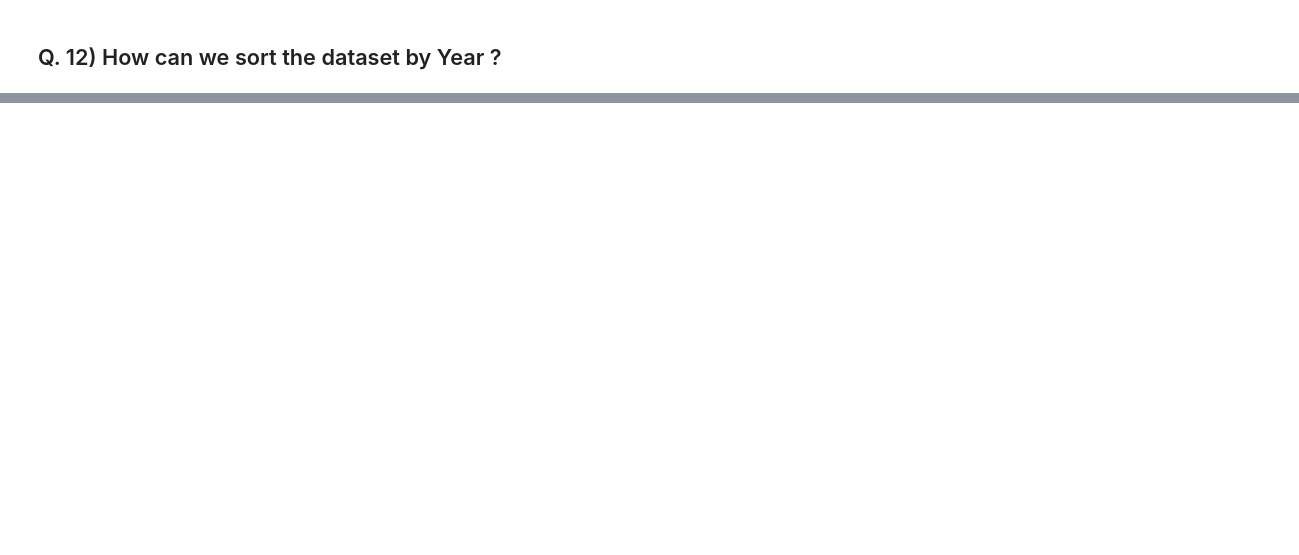
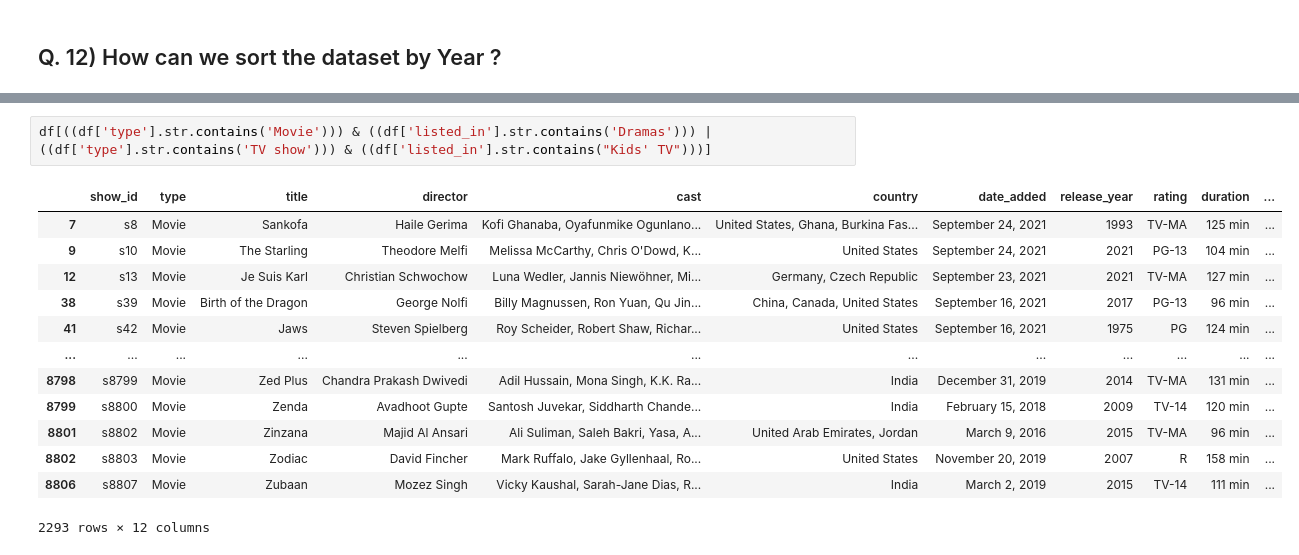
Before and after one commit to ugoiannacchero/bfg_master_unimi, a Jupyter notebook: Python/Netflix_data.ipynb, the cells around one changed output, grey strips where cells are left out. Cells and saved outputs as stored; diff of their text form; blank space fills up the shorter version.

```diff
--- a/Python/Netflix_data.ipynb
+++ b/Python/Netflix_data.ipynb
@@ -227,0 +521,16 @@ plt.show()
+# %%
+df[((df['type'].str.contains('Movie'))) & ((df['listed_in'].str.contains('Dramas'))) | ((df['type'].str.contains('TV show'))) & ((df['listed_in'].str.contains("Kids' TV")))]
+# %% [output]
+|  | show_id | type | title | director | cast | country | date_added | release_year | rating | duration | ... |
+| 7 | s8 | Movie | Sankofa | Haile Gerima | Kofi Ghanaba, Oyafunmike Ogunlano... | United States, Ghana, Burkina Fas... | September 24, 2021 | 1993 | TV-MA | 125 min | ... |
+| 9 | s10 | Movie | The Starling | Theodore Melfi | Melissa McCarthy, Chris O'Dowd, K... | United States | September 24, 2021 | 2021 | PG-13 | 104 min | ... |
+| 12 | s13 | Movie | Je Suis Karl | Christian Schwochow | Luna Wedler, Jannis Niewöhner, Mi... | Germany, Czech Republic | September 23, 2021 | 2021 | TV-MA | 127 min | ... |
+| 38 | s39 | Movie | Birth of the Dragon | George Nolfi | Billy Magnussen, Ron Yuan, Qu Jin... | China, Canada, United States | September 16, 2021 | 2017 | PG-13 | 96 min | ... |
+| 41 | s42 | Movie | Jaws | Steven Spielberg | Roy Scheider, Robert Shaw, Richar... | United States | September 16, 2021 | 1975 | PG | 124 min | ... |
+| ... | ... | ... | ... | ... | ... | ... | ... | ... | ... | ... | ... |
+| 8798 | s8799 | Movie | Zed Plus | Chandra Prakash Dwivedi | Adil Hussain, Mona Singh, K.K. Ra... | India | December 31, 2019 | 2014 | TV-MA | 131 min | ... |
+| 8799 | s8800 | Movie | Zenda | Avadhoot Gupte | Santosh Juvekar, Siddharth Chande... | India | February 15, 2018 | 2009 | TV-14 | 120 min | ... |
+| 8801 | s8802 | Movie | Zinzana | Majid Al Ansari | Ali Suliman, Saleh Bakri, Yasa, A... | United Arab Emirates, Jordan | March 9, 2016 | 2015 | TV-MA | 96 min | ... |
+| 8802 | s8803 | Movie | Zodiac | David Fincher | Mark Ruffalo, Jake Gyllenhaal, Ro... | United States | November 20, 2019 | 2007 | R | 158 min | ... |
+| 8806 | s8807 | Movie | Zubaan | Mozez Singh | Vicky Kaushal, Sarah-Jane Dias, R... | India | March 2, 2019 | 2015 | TV-14 | 111 min | ... |
+2293 rows × 12 columns
```
Also changed, not shown: parts of 34 cells of this notebook.
